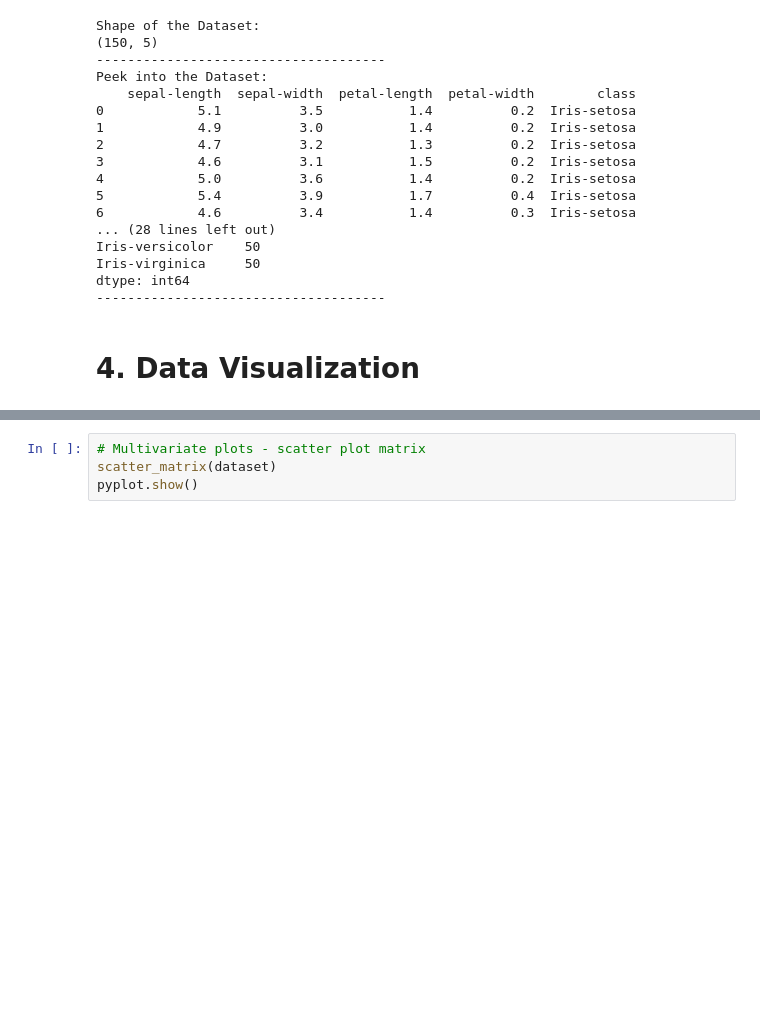
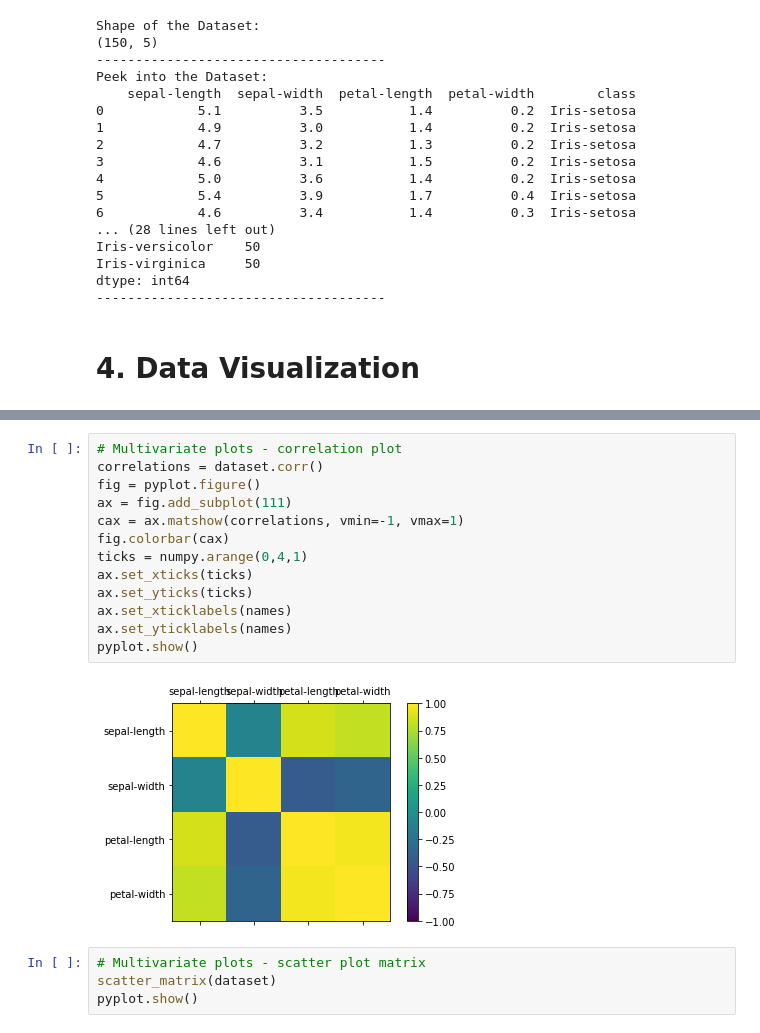
Before and after one commit to indranildchandra/ML101-Codelabs, a Jupyter notebook: src/ML_Hello_World_Example.ipynb, the cells around one changed output, grey strips where cells are left out. Cells and saved outputs as stored; diff of their text form; blank space fills up the shorter version.

```diff
--- a/src/ML_Hello_World_Example.ipynb
+++ b/src/ML_Hello_World_Example.ipynb
@@ -111,3 +118,18 @@ pyplot.show()
+# %%
+# Multivariate plots - correlation plot
+correlations = dataset.corr()
+fig = pyplot.figure()
+ax = fig.add_subplot(111)
+cax = ax.matshow(correlations, vmin=-1, vmax=1)
+fig.colorbar(cax)
+ticks = numpy.arange(0,4,1)
+ax.set_xticks(ticks)
+ax.set_yticks(ticks)
+ax.set_xticklabels(names)
+ax.set_yticklabels(names)
+pyplot.show()
+# %% [output]
+[figure, added]
 # %%
 # Multivariate plots - scatter plot matrix
 scatter_matrix(dataset)
```
Also changed, not shown: parts of 11 cells of this notebook.
